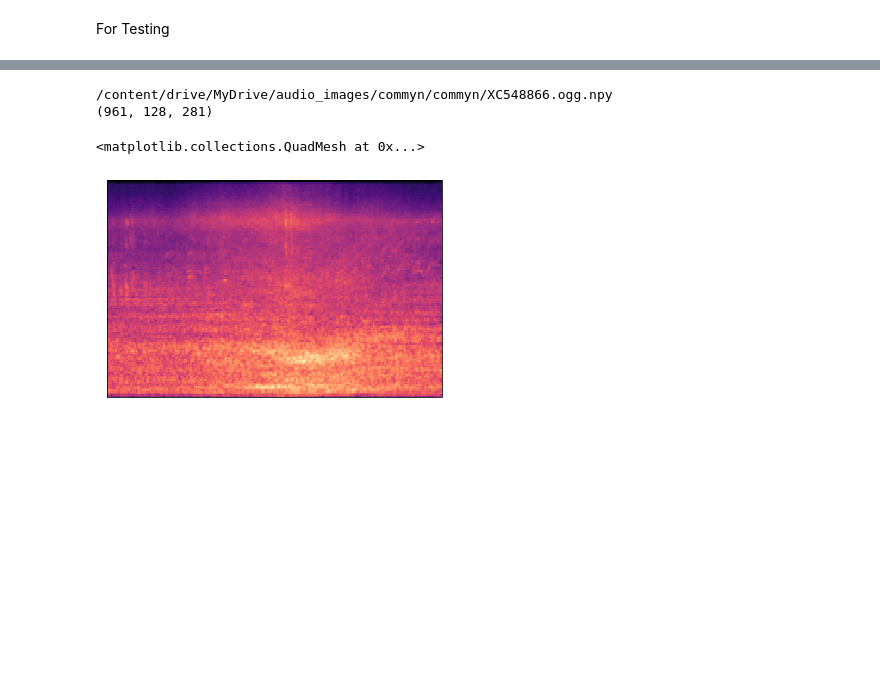
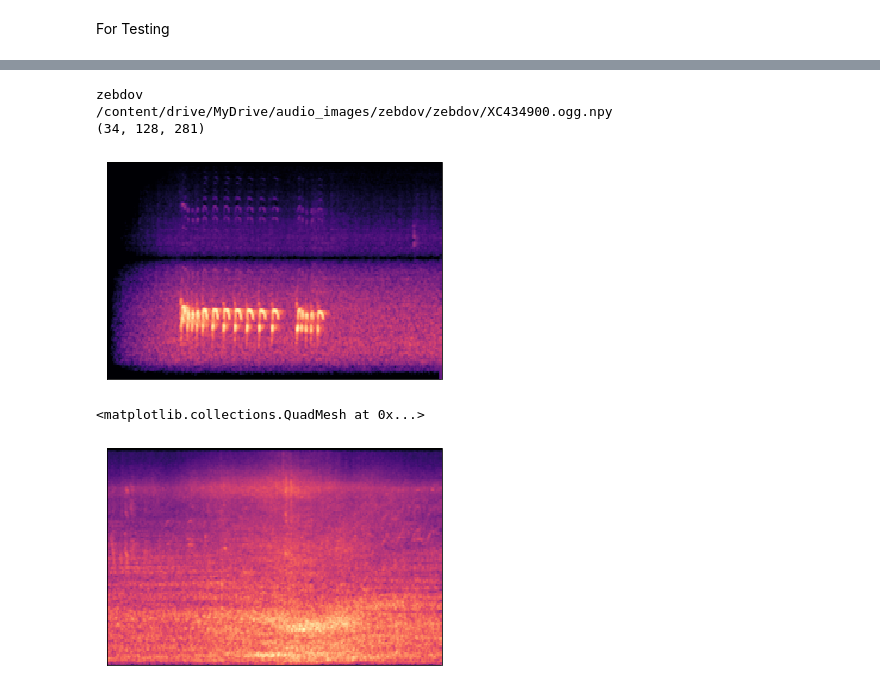
Before and after one commit to GXrobot/BirdCLEF2022-Project, a Jupyter notebook: birdclef_mels_computer_public.ipynb, the cells around one changed output, grey strips where cells are left out. Saved outputs shown, nothing was run; the diff lists cells and outputs as text; code cells hidden in the pictures; blank space fills up the shorter version.

```diff
--- a/birdclef_mels_computer_public.ipynb
+++ b/birdclef_mels_computer_public.ipynb
@@ -286,13 +394,19 @@ NameError: ignored
 # %%
 df = pd.read_csv("/content/drive/MyDrive/rich_train_metadata.csv", nrows=None)
 # %%
-row = df.loc[df.duration.idxmax()]
-mels = np.load(str((TRAIN_AUDIO_IMAGES_SAVE_ROOT/row.primary_label/row.filename).as_posix() + ".npy"))
-print(str((TRAIN_AUDIO_IMAGES_SAVE_ROOT/row.primary_label/row.filename).as_posix() + ".npy"))
-print(mels.shape)
+row = df.loc[df['filename'].str.match(file_path)]
+
+for item in row.itertuples(False):
+    print(item.primary_label)
+    mels = np.load(str((TRAIN_AUDIO_IMAGES_SAVE_ROOT/item.primary_label/item.filename).as_posix() + ".npy"))
+    print(str((TRAIN_AUDIO_IMAGES_SAVE_ROOT/item.primary_label/item.filename).as_posix() + ".npy"))
+    print(mels.shape)
+    lbd.specshow(mels[0])
 # %% [output]
-/content/drive/MyDrive/audio_images/commyn/commyn/XC548866.ogg.npy
-(961, 128, 281)
+zebdov
+/content/drive/MyDrive/audio_images/zebdov/zebdov/XC434900.ogg.npy
+(34, 128, 281)
+[figure, added]
 # %%
 lbd.specshow(mels[10])
 # %% [output]
```
Also changed, not shown: parts of 12 cells of this notebook.
